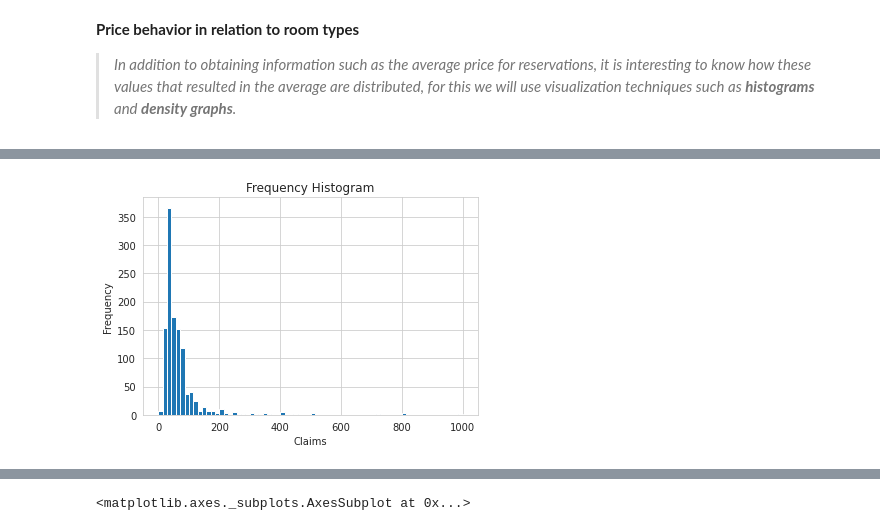
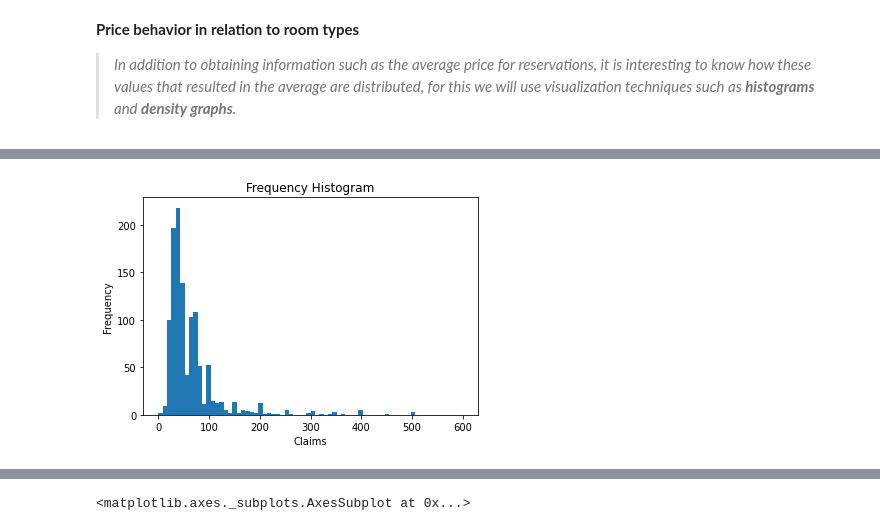
Before and after one commit to yaman9675/understand_Airbnb, a Jupyter notebook: understand_Airbnb.ipynb, the cells around one changed output, grey strips where cells are left out. Saved outputs shown, nothing was run; the diff lists cells and outputs as text; code cells hidden in the pictures.

```diff
--- a/understand_Airbnb.ipynb
+++ b/understand_Airbnb.ipynb
@@ -873,6 +845,6 @@ plt.gca().set(title='Frequency Histogram', xlabel='Claims', ylabel='Frequency');
 # %%
 #shared_room
-plt.hist(shared_room['price'], bins=70, range=[0, 1000])
+plt.hist(shared_room['price'], bins=70, range=[0, 600])
 plt.gca().set(title='Frequency Histogram', xlabel='Claims', ylabel='Frequency');
 # %% [output]
-[figure, old version]
+[figure, new version]
```
Also changed, not shown: parts of 24 cells of this notebook.
